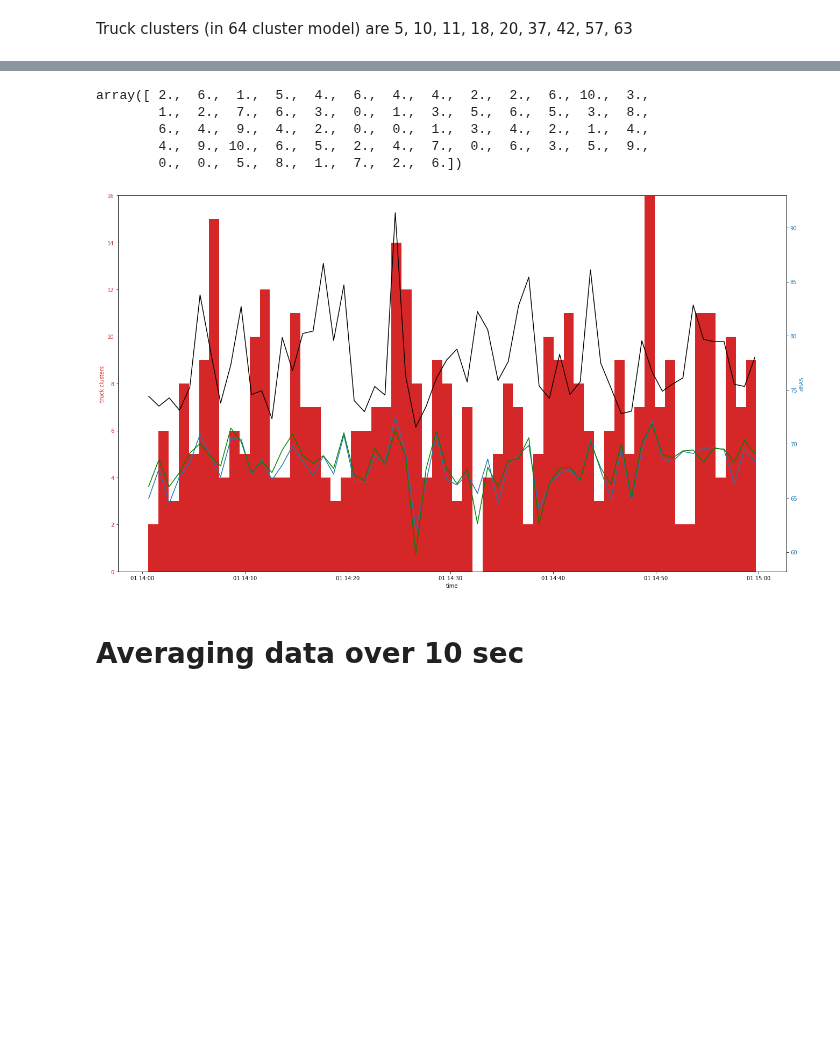
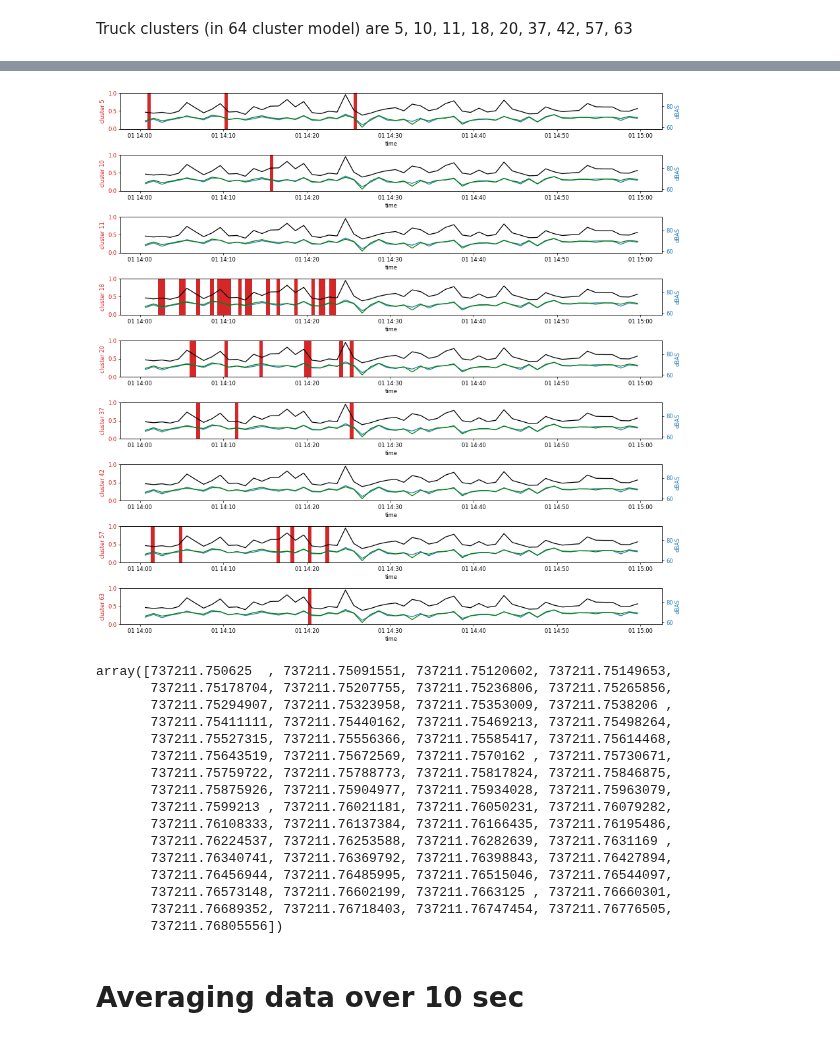
Before and after one commit to marin-hyatt/public-redhook-analysis, a Jupyter notebook: Truck_Analysis.ipynb, the cells around one changed output, grey strips where cells are left out. Drawn from its saved outputs; the diff is of its cells as text; code cells hidden in the pictures; blank space fills up the shorter version.

```diff
--- a/Truck_Analysis.ipynb
+++ b/Truck_Analysis.ipynb
@@ -593,17 +600,25 @@ hour_y, hour_bins = get_y_and_bins(64, b827ebc178d2_transformed[hour_mask], proj
-# %%
-hour_y
-# %% [output]
-array([ 2.,  6.,  1.,  5.,  4.,  6.,  4.,  4.,  2.,  2.,  6., 10.,  3.,
-        1.,  2.,  7.,  6.,  3.,  0.,  1.,  3.,  5.,  6.,  5.,  3.,  8.,
-        6.,  4.,  9.,  4.,  2.,  0.,  0.,  1.,  3.,  4.,  2.,  1.,  4.,
-        4.,  9., 10.,  6.,  5.,  2.,  4.,  7.,  0.,  6.,  3.,  5.,  9.,
-        0.,  0.,  5.,  8.,  1.,  7.,  2.,  6.])
 # %%
-plot_truck_clusters(64, b827ebc178d2_transformed[hour_mask], projected_45[index], \
+plot_clusters(64, b827ebc178d2_transformed[hour_mask], projected_45[index], \
                           b827ebc178d2_timestamps_dt_hour, minute_time_arr_hour, minute_dBAS_arr_hour, \
-                          minute_dBAS_max_hour, minute_dBAS_median_hour, hour_y, hour_bins, truck_clusters)
+                          minute_dBAS_max_hour, minute_dBAS_median_hour, hour_bins, truck_clusters)
 # %% [output]
-[figure, old version]
+[figure, new version]
+array([737211.750625  , 737211.75091551, 737211.75120602, 737211.75149653,
+       737211.75178704, 737211.75207755, 737211.75236806, 737211.75265856,
+       737211.75294907, 737211.75323958, 737211.75353009, 737211.7538206 ,
+       737211.75411111, 737211.75440162, 737211.75469213, 737211.75498264,
+       737211.75527315, 737211.75556366, 737211.75585417, 737211.75614468,
+       737211.75643519, 737211.75672569, 737211.7570162 , 737211.75730671,
+       737211.75759722, 737211.75788773, 737211.75817824, 737211.75846875,
+       737211.75875926, 737211.75904977, 737211.75934028, 737211.75963079,
+       737211.7599213 , 737211.76021181, 737211.76050231, 737211.76079282,
+       737211.76108333, 737211.76137384, 737211.76166435, 737211.76195486,
+       737211.76224537, 737211.76253588, 737211.76282639, 737211.7631169 ,
+       737211.76340741, 737211.76369792, 737211.76398843, 737211.76427894,
+       737211.76456944, 737211.76485995, 737211.76515046, 737211.76544097,
+       737211.76573148, 737211.76602199, 737211.7663125 , 737211.76660301,
+       737211.76689352, 737211.76718403, 737211.76747454, 737211.76776505,
+       737211.76805556])
 # %% [markdown]
 # Averaging data over 10 sec
 # %% [markdown]
```
Also changed, not shown: parts of 24 cells of this notebook, 4 other files.
